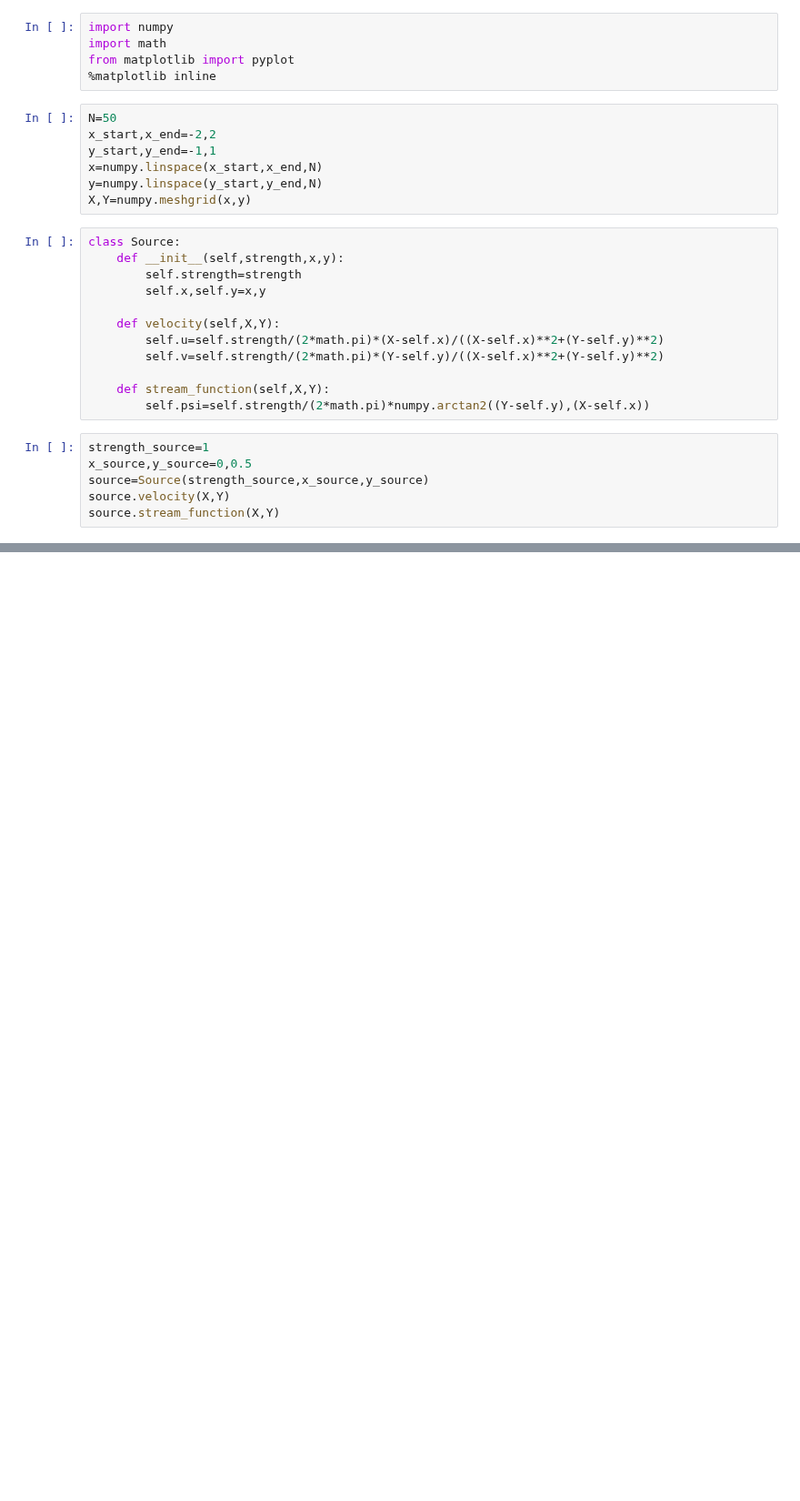
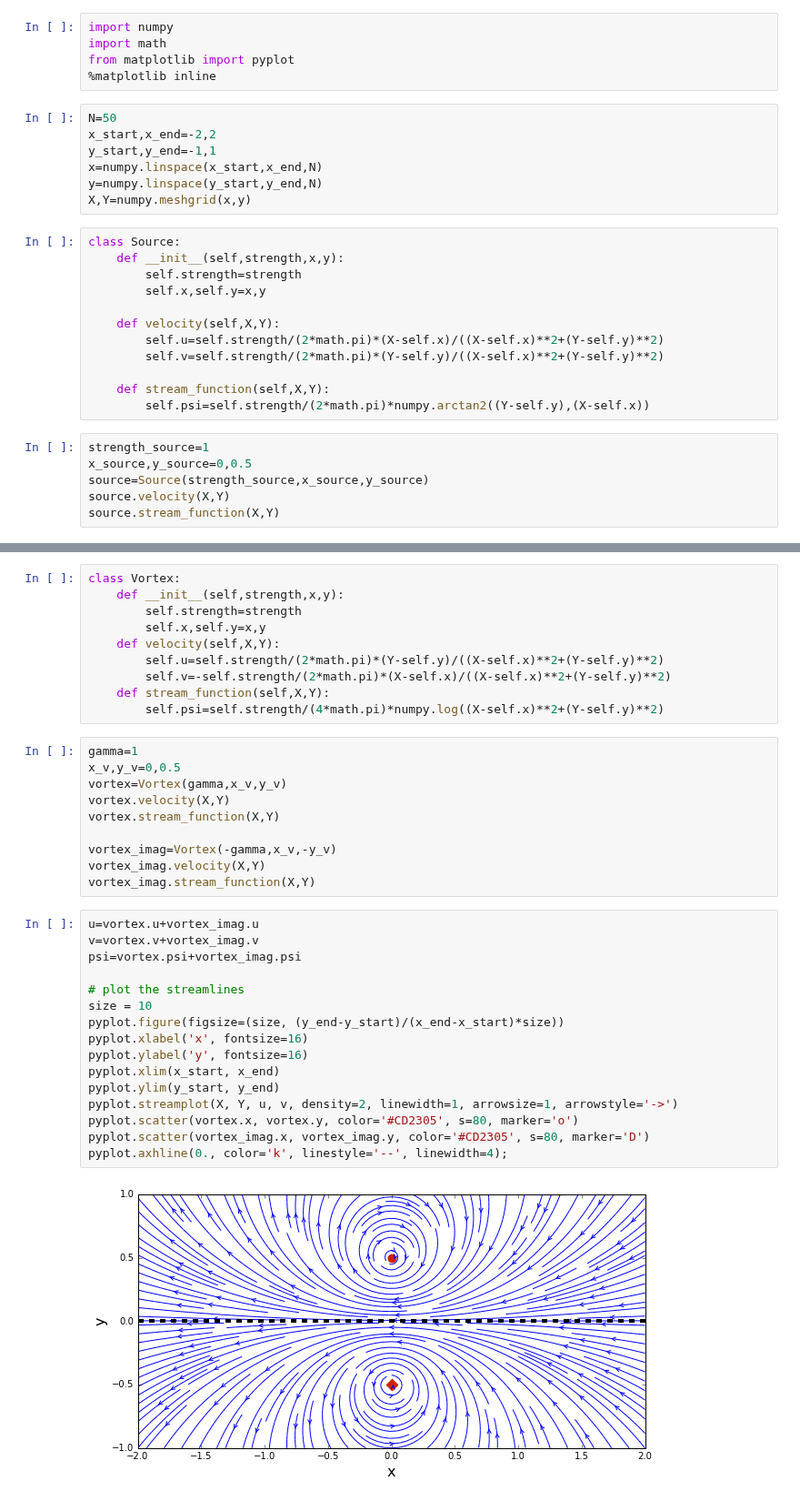
Before and after one commit to wangze233/MAE6226, a Jupyter notebook: lesson7.ipynb, the cells around one changed output, grey strips where cells are left out. Shown at 91% size. Drawn from its saved outputs; the diff is of its cells as text; blank space fills up the shorter version.

```diff
--- a/lesson7.ipynb
+++ b/lesson7.ipynb
@@ -30,0 +52,38 @@ source.stream_function(X,Y)
+# %%
+class Vortex:
+    def __init__(self,strength,x,y):
+        self.strength=strength
+        self.x,self.y=x,y
+    def velocity(self,X,Y):
+        self.u=self.strength/(2*math.pi)*(Y-self.y)/((X-self.x)**2+(Y-self.y)**2)
+        self.v=-self.strength/(2*math.pi)*(X-self.x)/((X-self.x)**2+(Y-self.y)**2)
+    def stream_function(self,X,Y):
+        self.psi=self.strength/(4*math.pi)*numpy.log((X-self.x)**2+(Y-self.y)**2)
+# %%
+gamma=1
+x_v,y_v=0,0.5
+vortex=Vortex(gamma,x_v,y_v)
+vortex.velocity(X,Y)
+vortex.stream_function(X,Y)
+
+vortex_imag=Vortex(-gamma,x_v,-y_v)
+vortex_imag.velocity(X,Y)
+vortex_imag.stream_function(X,Y)
+# %%
+u=vortex.u+vortex_imag.u
+v=vortex.v+vortex_imag.v
+psi=vortex.psi+vortex_imag.psi
+
+# plot the streamlines
+size = 10
+pyplot.figure(figsize=(size, (y_end-y_start)/(x_end-x_start)*size))
+pyplot.xlabel('x', fontsize=16)
+pyplot.ylabel('y', fontsize=16)
+pyplot.xlim(x_start, x_end)
+pyplot.ylim(y_start, y_end)
+pyplot.streamplot(X, Y, u, v, density=2, linewidth=1, arrowsize=1, arrowstyle='->')
+pyplot.scatter(vortex.x, vortex.y, color='#CD2305', s=80, marker='o')
+pyplot.scatter(vortex_imag.x, vortex_imag.y, color='#CD2305', s=80, marker='D')
+pyplot.axhline(0., color='k', linestyle='--', linewidth=4);
+# %% [output]
+[figure, added]
```
Also changed, not shown: parts of 3 cells of this notebook.
